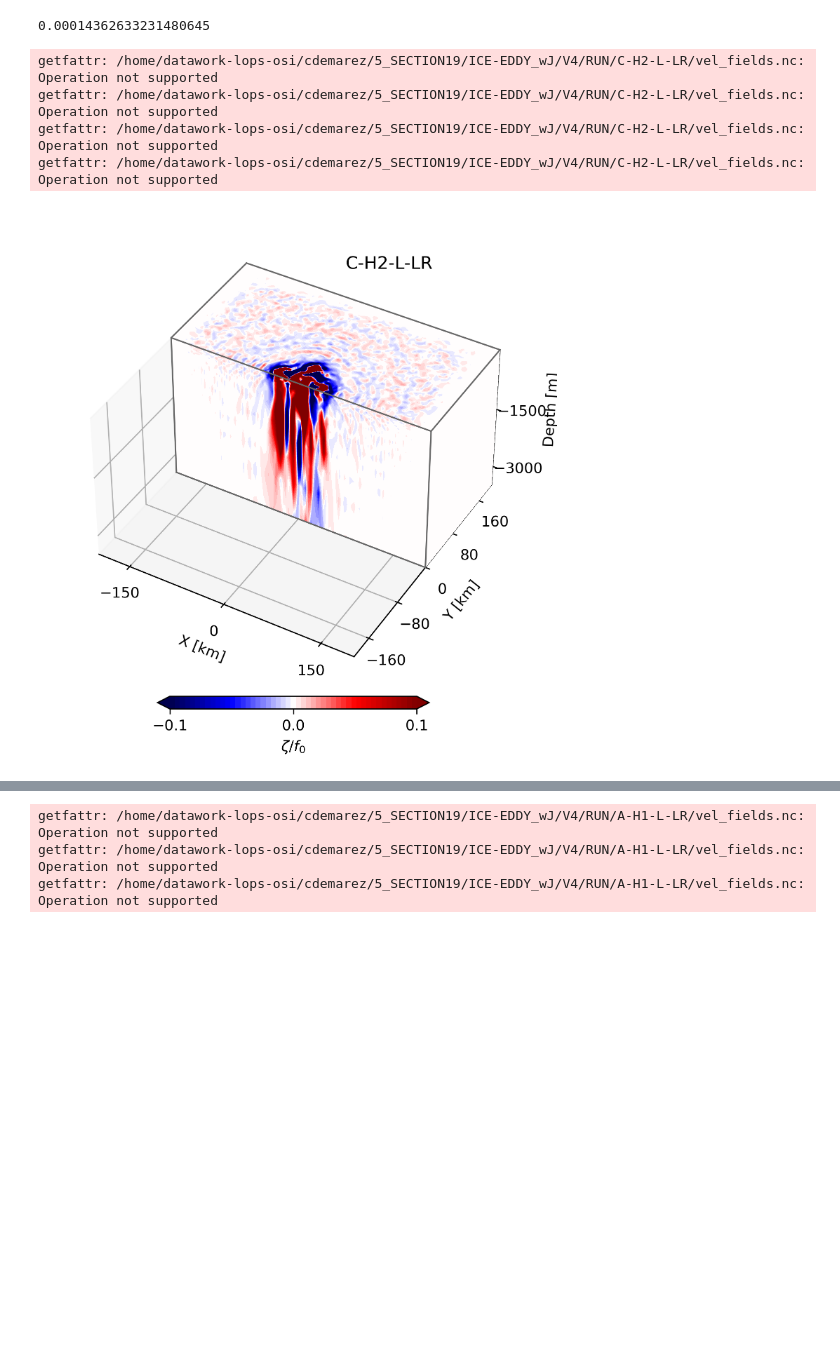
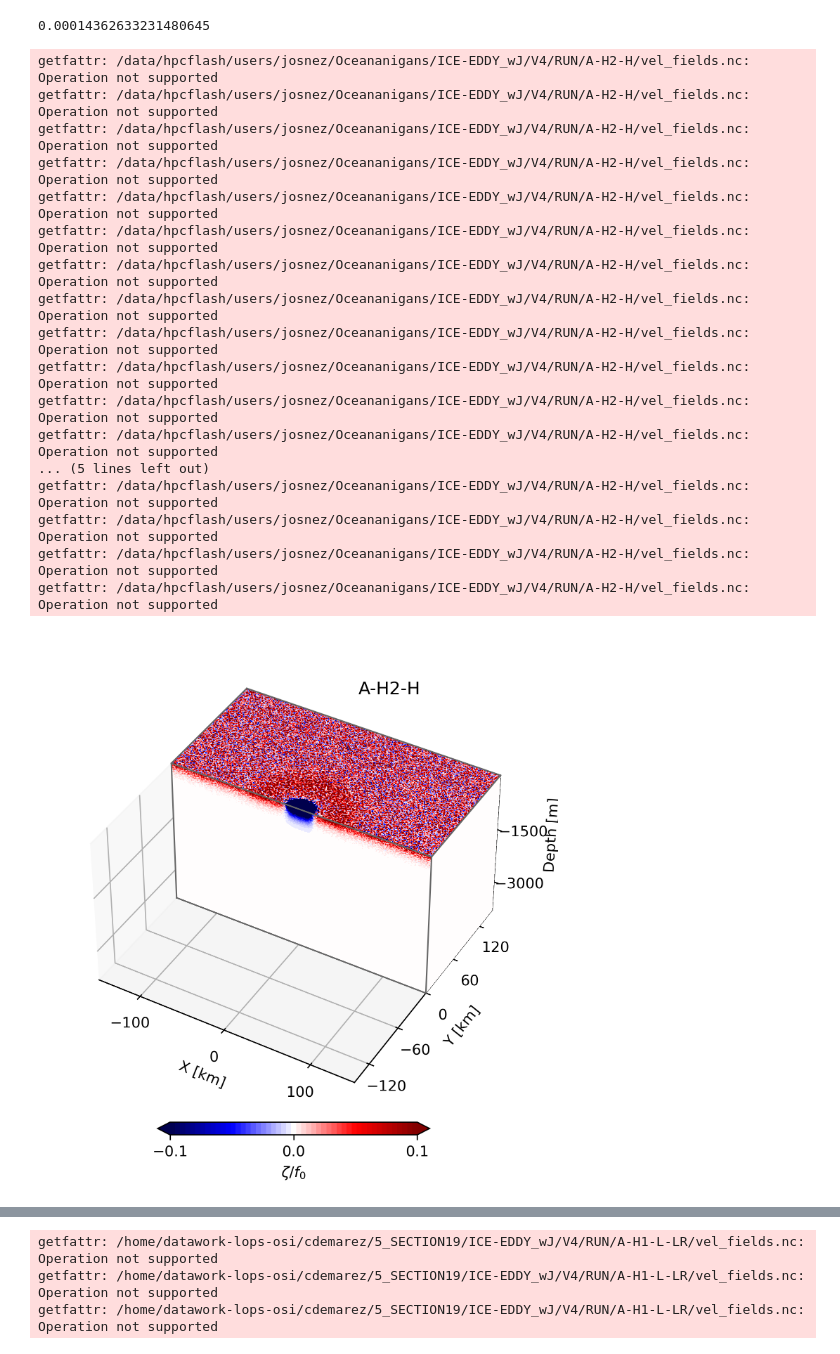
Before and after one commit to demarez/ice-eddy, a Jupyter notebook: DIAGS/3D_plot.ipynb, the cells around one changed output, grey strips where cells are left out. Drawn from its saved outputs; the diff is of its cells as text; code cells hidden in the pictures; blank space fills up the shorter version.

```diff
--- a/DIAGS/3D_plot.ipynb
+++ b/DIAGS/3D_plot.ipynb
@@ -171,9 +171,9 @@ kw = {
 
 
 
-path_root='/home/datawork-lops-osi/cdemarez/5_SECTION19/ICE-EDDY_wJ/V4/'
+path_root='/data/hpcflash/users/josnez/Oceananigans/ICE-EDDY_wJ/V4/'
 
-experiment="C-H2-L-LR"
+experiment="A-H2-H"
 data_path = path_root+"/RUN/"+experiment
 
 
@@ -183,36 +183,49 @@ tracer_fields = "tracer_fields*.nc"
 vel_fields_paths = '{0}/{1}'.format(data_path, vel_fields)
 tracer_fields_paths = '{0}/{1}'.format(data_path, tracer_fields)
 
 data = xr.open_mfdataset(vel_fields_paths)# preprocess=remove_empty_ds )
 
-var = data.vort.isel(time=7).transpose("yF","xF","zC")
+var = data.vort.isel(time=0).transpose("y_afa","x_faa","z_aac")
 
 Ny, Nx, Nz = var.shape
 
 # X = np.ones((Ny,Nx,Nz)) * var.xF.values[np.newaxis,:,np.newaxis] / 1000
 # Y = np.ones((Ny,Nx,Nz)) * var.yF.values[:, np.newaxis,np.newaxis] / 1000
 # Z = np.ones((Ny,Nx,Nz)) * var.zC.values[np.newaxis,np.newaxis,:]
 
 X = np.ones((Ny,Nx,Nz)) * var.x_faa.values[np.newaxis,:,np.newaxis] / 1000
 Y = np.ones((Ny,Nx,Nz)) * var.y_afa.values[:, np.newaxis,np.newaxis] / 1000
 Z = np.ones((Ny,Nx,Nz)) * var.z_aac.values[np.newaxis,np.newaxis,:]
 
 
 # Create a figure with 3D ax
 fig = plt.figure(figsize=(6, 6),dpi=300)
 gs = GridSpec(1, 1, figure=fig)
 ########################################################################
 ax1 = fig.add_subplot(gs[0, 0], projection='3d', computed_zorder=False)
 plt.title(experiment,fontsize=12,x=0.7,y=0.95)
 cbar = plot3D(ax1, X, Y, Z, var/f0, kw)
 plt.subplots_adjust(hspace=0.25, wspace=-0.35)
 cax = fig.add_axes([0.3, 0.1, 0.43, 0.02])
 cb=fig.colorbar(cbar, cax=cax, orientation='horizontal',label='$\zeta/f_0$',ticks=[vmin,0,vmax])
 cb.ax.locator_params(nbins=3)
 plt.show()
 # %% [output]
-getfattr: /home/datawork-lops-osi/cdemarez/5_SECTION19/ICE-EDDY_wJ/V4/RUN/C-H2-L-LR/vel_fields.nc: Operation not supported
-getfattr: /home/datawork-lops-osi/cdemarez/5_SECTION19/ICE-EDDY_wJ/V4/RUN/C-H2-L-LR/vel_fields.nc: Operation not supported
-getfattr: /home/datawork-lops-osi/cdemarez/5_SECTION19/ICE-EDDY_wJ/V4/RUN/C-H2-L-LR/vel_fields.nc: Operation not supported
-getfattr: /home/datawork-lops-osi/cdemarez/5_SECTION19/ICE-EDDY_wJ/V4/RUN/C-H2-L-LR/vel_fields.nc: Operation not supported
+getfattr: /data/hpcflash/users/josnez/Oceananigans/ICE-EDDY_wJ/V4/RUN/A-H2-H/vel_fields.nc: Operation not supported
+getfattr: /data/hpcflash/users/josnez/Oceananigans/ICE-EDDY_wJ/V4/RUN/A-H2-H/vel_fields.nc: Operation not supported
+getfattr: /data/hpcflash/users/josnez/Oceananigans/ICE-EDDY_wJ/V4/RUN/A-H2-H/vel_fields.nc: Operation not supported
+getfattr: /data/hpcflash/users/josnez/Oceananigans/ICE-EDDY_wJ/V4/RUN/A-H2-H/vel_fields.nc: Operation not supported
+getfattr: /data/hpcflash/users/josnez/Oceananigans/ICE-EDDY_wJ/V4/RUN/A-H2-H/vel_fields.nc: Operation not supported
+getfattr: /data/hpcflash/users/josnez/Oceananigans/ICE-EDDY_wJ/V4/RUN/A-H2-H/vel_fields.nc: Operation not supported
+getfattr: /data/hpcflash/users/josnez/Oceananigans/ICE-EDDY_wJ/V4/RUN/A-H2-H/vel_fields.nc: Operation not supported
+getfattr: /data/hpcflash/users/josnez/Oceananigans/ICE-EDDY_wJ/V4/RUN/A-H2-H/vel_fields.nc: Operation not supported
+getfattr: /data/hpcflash/users/josnez/Oceananigans/ICE-EDDY_wJ/V4/RUN/A-H2-H/vel_fields.nc: Operation not supported
+getfattr: /data/hpcflash/users/josnez/Oceananigans/ICE-EDDY_wJ/V4/RUN/A-H2-H/vel_fields.nc: Operation not supported
+getfattr: /data/hpcflash/users/josnez/Oceananigans/ICE-EDDY_wJ/V4/RUN/A-H2-H/vel_fields.nc: Operation not supported
+getfattr: /data/hpcflash/users/josnez/Oceananigans/ICE-EDDY_wJ/V4/RUN/A-H2-H/vel_fields.nc: Operation not supported
+... (5 lines left out)
+getfattr: /data/hpcflash/users/josnez/Oceananigans/ICE-EDDY_wJ/V4/RUN/A-H2-H/vel_fields.nc: Operation not supported
+getfattr: /data/hpcflash/users/josnez/Oceananigans/ICE-EDDY_wJ/V4/RUN/A-H2-H/vel_fields.nc: Operation not supported
+getfattr: /data/hpcflash/users/josnez/Oceananigans/ICE-EDDY_wJ/V4/RUN/A-H2-H/vel_fields.nc: Operation not supported
+getfattr: /data/hpcflash/users/josnez/Oceananigans/ICE-EDDY_wJ/V4/RUN/A-H2-H/vel_fields.nc: Operation not supported
-[figure, old version]
+[figure, new version]
```
Also changed, not shown: parts of 1 cell of this notebook.
